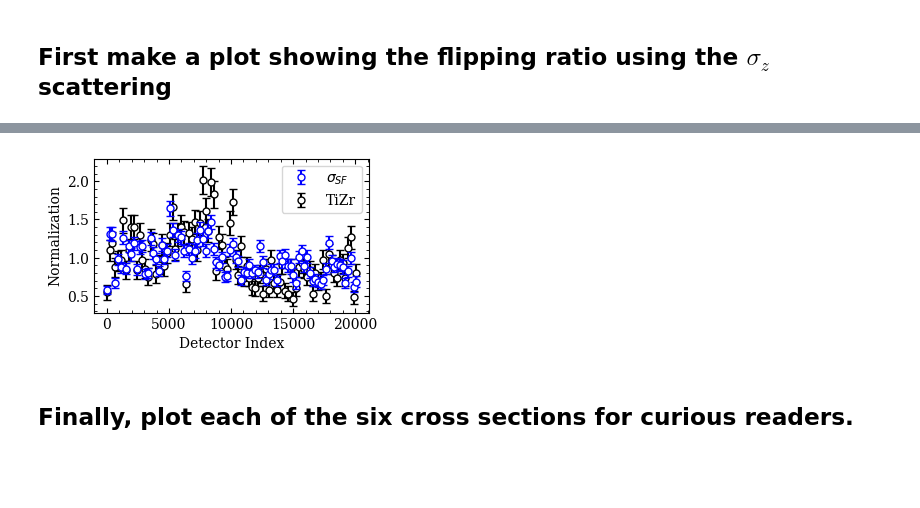
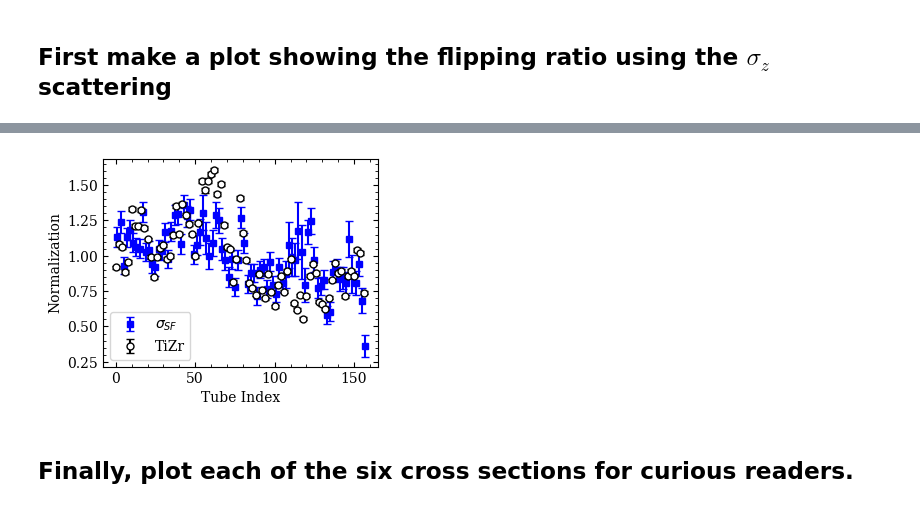
Before and after one commit to thallor1/D3LiI2O6-Neutron-Analysis, a Jupyter notebook: Part 5 - HYS Scattering/HYS Scattering Plots.ipynb, the cells around one changed output, grey strips where cells are left out. Drawn from its saved outputs; the diff is of its cells as text; code cells hidden in the pictures; blank space fills up the shorter version.

Commit message:
Pre-publication edits
Axes labels

```diff
--- a/Part 5 - HYS Scattering/HYS Scattering Plots.ipynb
+++ b/Part 5 - HYS Scattering/HYS Scattering Plots.ipynb
@@ -104,11 +105,11 @@ MultiplyMD-[Notice] MultiplyMD successful, Duration 0.00 seconds
 [figure]
 # %%
 #Now make a figure showing the detector normlization using the SF vs TiZr
-fig,ax=plt.subplots(1,1,figsize=(3.54,2))
+fig,ax=plt.subplots(1,1,figsize=(3.54,2.7))
 
 dat_SF = []
 #For some reason mantid saved this with a line break between the detector indices
-with open('cut_data/norm_SF.csv') as f:
+with open('cut_data/norm_SF_tube.csv') as f:
     lines = f.readlines()
     #Skip first line
     lines = lines[1:]
@@ -120,7 +121,7 @@ with open('cut_data/norm_SF.csv') as f:
         dat_SF.append([det_ind,I,Err])
 dat_TiZr = []
 #For some reason mantid saved this with a line break between the detector indices
-with open('cut_data/norm_TiZr.csv') as f:
+with open('cut_data/norm_TiZr_tube.csv') as f:
     lines = f.readlines()
     #Skip first line
     lines = lines[1:]
@@ -128,39 +129,39 @@ with open('cut_data/norm_TiZr.csv') as f:
         det_ind = int(lines[i*2])
         det_x_i_err = lines[i*2+1].replace('\n','').split(',')
         I = float(det_x_i_err[1])
         Err = float(det_x_i_err[2])
         dat_TiZr.append([det_ind,I,Err])
 
 dat_SF=np.array(dat_SF)
 dat_TiZr=np.array(dat_TiZr)
 #Remove zero indices
 goodi_SF = np.where(dat_SF[:,1]>0.01)
 dat_SF = dat_SF[goodi_SF]
 goodi_TiZr = np.where(dat_TiZr[:,1]>0.01)
 dat_TiZr = dat_TiZr[goodi_TiZr]
 #Too cluttered, only keep 1 in X
-step = 200
-dat_SF = dat_SF[0::step]
+step = 2
+dat_SF = dat_SF[1::step]
 dat_TiZr=dat_TiZr[0::step]
 
 ratio = dat_SF[:,1]/dat_TiZr[:,1]
 err_div = (dat_SF[:,1]/dat_TiZr[:,1])*np.sqrt((dat_SF[:,2]/dat_SF[:,1])**2 + (dat_TiZr[:,2]**2/dat_TiZr[:,1])**2)
 '''
 ax.errorbar(dat_SF[:,0],ratio,err_div,\
             color='r',marker='o',ls=' ',mfc='w',mec='r',capsize=3,zorder=2,ms=5)
 '''
-ax.errorbar(dat_SF[:,0],dat_SF[:,1],dat_SF[:,2],color='b',marker='o',mfc='w',mec='b',ls=' ',capsize=3,zorder=2,\
+ax.errorbar(dat_SF[:,0],dat_SF[:,1],dat_SF[:,2],color='b',marker='s',mfc='b',mec='b',ls=' ',capsize=3,zorder=1,\
            ms=5,label='$\sigma_{SF}$')
 ax.errorbar(dat_TiZr[:,0],dat_TiZr[:,1],dat_TiZr[:,2],color='k',marker='o',ls=' ',mfc='w',\
-            mec='k',capsize=3,zorder=1,ms=5,label='TiZr')
+            mec='k',capsize=3,zorder=2,ms=5,label='TiZr')
 
 #ax.set_xlim(0,300)
 ax.set_ylabel('Normalization')
-ax.set_xlabel('Detector Index')
+ax.set_xlabel('Tube Index')
 ax.legend()
 fig.savefig('HYS_normalization.pdf',bbox_inches='tight')
 # %% [output]
-[figure, old version]
+[figure, new version]
 # %% [markdown]
 ## Finally, plot each of the six cross sections for curious readers.
 # %%
```
Also changed, not shown: parts of 2 cells of this notebook, 10 other files.
